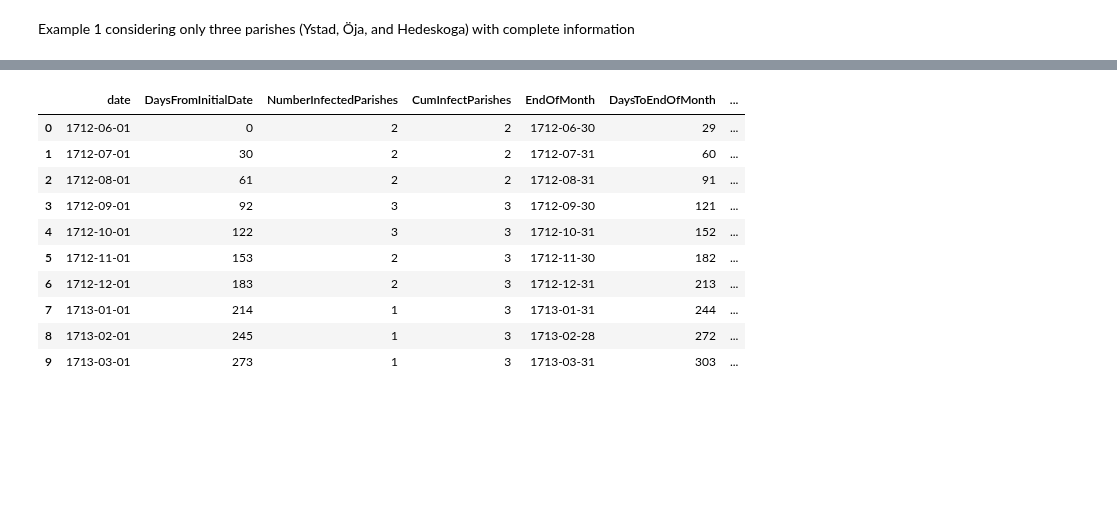
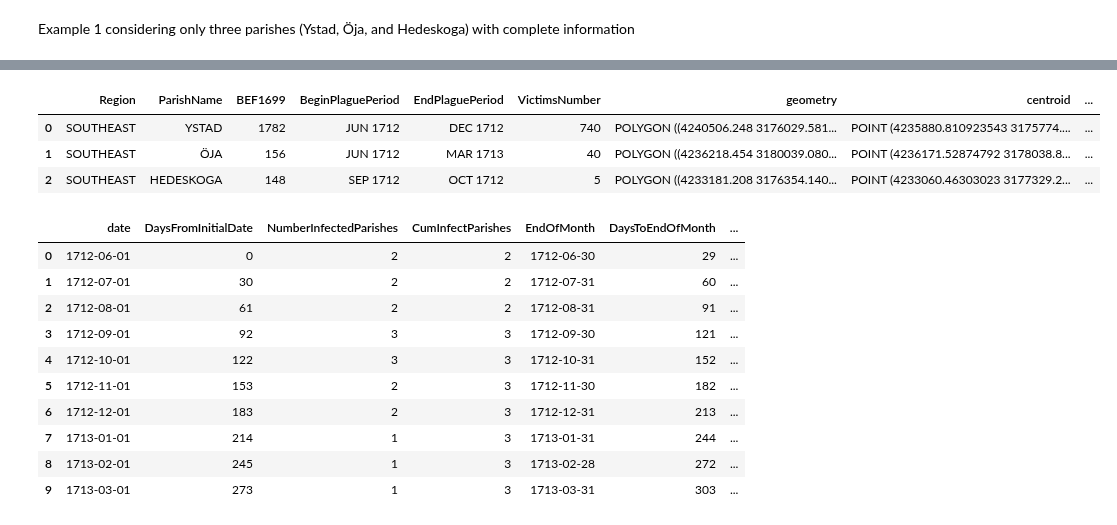
Before and after one commit to polislizarralde/PythonMathematicalModeling, a Jupyter notebook: docs/PlagueProject/Number_infected_parishes.ipynb, the cells around one changed output, grey strips where cells are left out. Cells and saved outputs as stored; diff of their text form; code cells hidden in the pictures; blank space fills up the shorter version.

```diff
--- a/docs/PlagueProject/Number_infected_parishes.ipynb
+++ b/docs/PlagueProject/Number_infected_parishes.ipynb
@@ -329,6 +342,16 @@ example1
 | 13 | SOUTHEAST | HEDESKOGA | 148 | SEP 1712 | OCT 1712 | 5 | POLYGON ((4233181.208 3176354.140... | POINT (4233060.46303023 3177329.2... | ... |
 | 18 | SOUTHEAST | YSTAD | 1782 | JUN 1712 | DEC 1712 | 740 | POLYGON ((4240506.248 3176029.581... | POINT (4235880.810923543 3175774.... | ... |
 | 19 | SOUTHEAST | ÖJA | 156 | JUN 1712 | MAR 1713 | 40 | POLYGON ((4236218.454 3180039.080... | POINT (4236171.52874792 3178038.8... | ... |
+# %%
+add_Begin_End_days(sort_by_date(example1)
+                                         , 'new_format_BeginPlaguePeriod'
+                                         , 'new_format_EndPlaguePeriod'
+                                         )
+# %% [output]
+|  | Region | ParishName | BEF1699 | BeginPlaguePeriod | EndPlaguePeriod | VictimsNumber | geometry | centroid | ... |
+| 0 | SOUTHEAST | YSTAD | 1782 | JUN 1712 | DEC 1712 | 740 | POLYGON ((4240506.248 3176029.581... | POINT (4235880.810923543 3175774.... | ... |
+| 1 | SOUTHEAST | ÖJA | 156 | JUN 1712 | MAR 1713 | 40 | POLYGON ((4236218.454 3180039.080... | POINT (4236171.52874792 3178038.8... | ... |
+| 2 | SOUTHEAST | HEDESKOGA | 148 | SEP 1712 | OCT 1712 | 5 | POLYGON ((4233181.208 3176354.140... | POINT (4233060.46303023 3177329.2... | ... |
 # %%
 count_infected_by_month(example1, 'JUN 1712',0)
 # %% [output]
```
Also changed, not shown: parts of 1 cell of this notebook, 2 other files.
